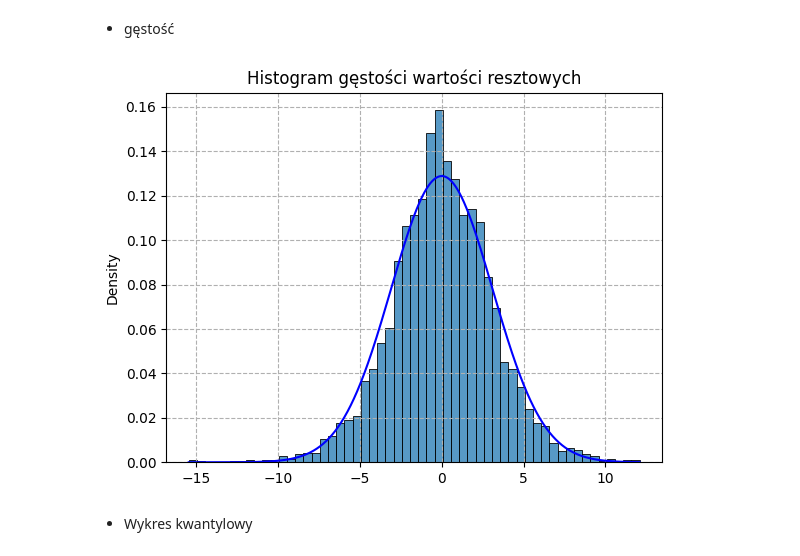
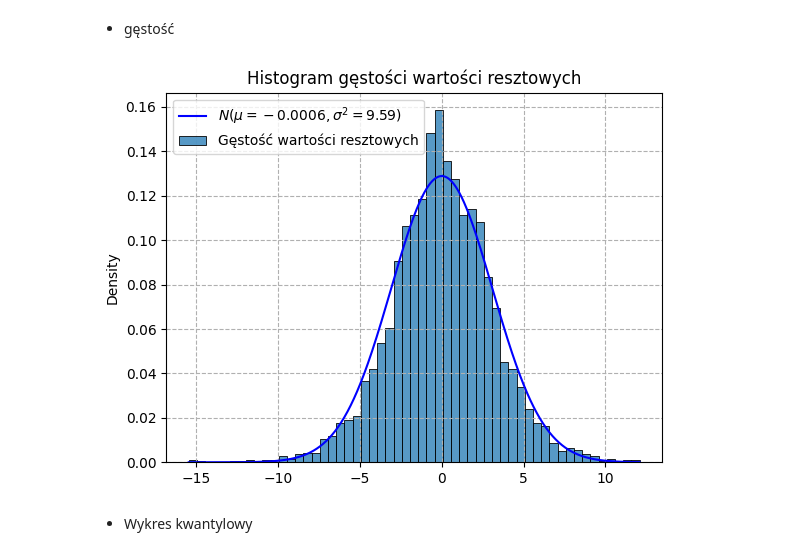
Before and after one commit to MagdalenaSudol/Model_ARMA, a Jupyter notebook: raport_boston.ipynb, the cells around one changed output. Saved outputs shown, nothing was run; the diff lists cells and outputs as text; code cells hidden in the pictures.

```diff
--- a/raport_boston.ipynb
+++ b/raport_boston.ipynb
@@ -597,11 +650,14 @@ plt.show()
 # %%
 sns.histplot(residuals, stat="density", label = 'Gęstość wartości resztowych')
 plt.plot(xs, f_normal, 'b', label = f'$N(\\mu = {mu_residuals:.4f}, \\sigma^2 = {var_residuals:.2f})$')
 plt.title("Histogram gęstości wartości resztowych")
 plt.grid(True, linestyle='--')
+plt.legend()
+
+plt.savefig('density_residua.png', bbox_inches='tight')
 plt.show()
 # %% [output]
-[figure, old version]
+[figure, new version]
 # %% [markdown]
 - Wykres kwantylowy
 # %%
```
Also changed, not shown: parts of 12 cells of this notebook.
